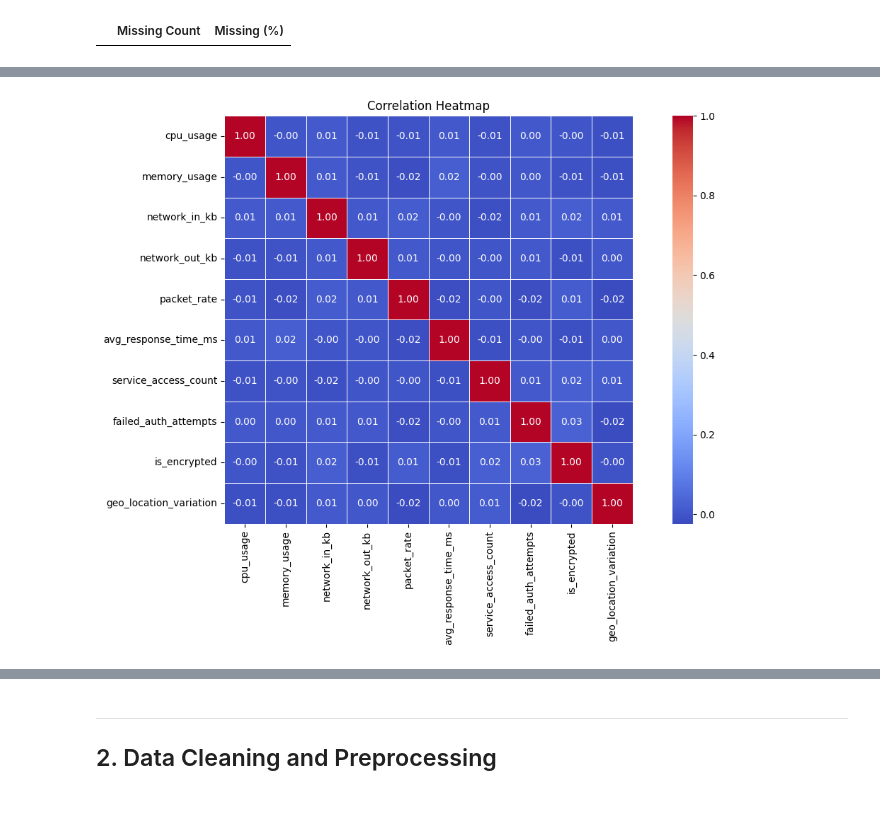
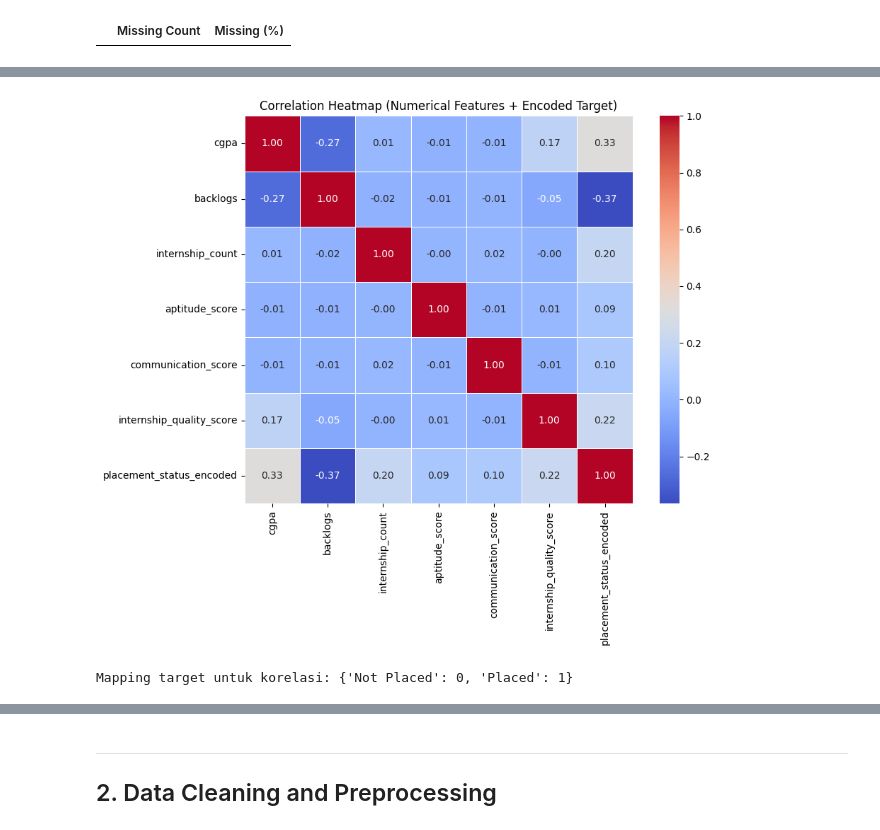
Before and after one commit to reletz/ML-FFNN, a Jupyter notebook: src/notebook/experiments.ipynb, the cells around one changed output, grey strips where cells are left out. Saved outputs shown, nothing was run; the diff lists cells and outputs as text; code cells hidden in the pictures.

```diff
--- a/src/notebook/experiments.ipynb
+++ b/src/notebook/experiments.ipynb
@@ -178,13 +238,27 @@ plt.show()
 # %%
 num_cols = train_df.select_dtypes(include=[np.number]).columns.tolist()
 
-plt.figure(figsize=(12, 8))
-corr_matrix = train_df[num_cols].corr()
-sns.heatmap(corr_matrix, annot=True, fmt='.2f', cmap='coolwarm',
-            square=True, linewidths=0.5)
-plt.title('Correlation Heatmap')
+target_mapping = {label: idx for idx, label in enumerate(sorted(train_df[target_col].dropna().unique()))}
+corr_df = train_df[num_cols].copy()
+corr_df[f"{target_col}_encoded"] = train_df[target_col].map(target_mapping)
+
+plt.figure(figsize=(10, 8))
+corr_matrix = corr_df.corr(numeric_only=True)
+
+sns.heatmap(
+    corr_matrix,
+    annot=True,
+    fmt=".2f",
+    cmap="coolwarm",
+    square=True,
+    linewidths=0.5
+)
+plt.title("Correlation Heatmap (Numerical Features + Encoded Target)")
 plt.tight_layout()
 plt.show()
+
+print("Mapping target untuk korelasi:", target_mapping)
 # %% [output]
-[figure, old version]
+[figure, new version]
+Mapping target untuk korelasi: {'Not Placed': 0, 'Placed': 1}
 # %% [markdown]
```
Also changed, not shown: parts of 13 cells of this notebook.
